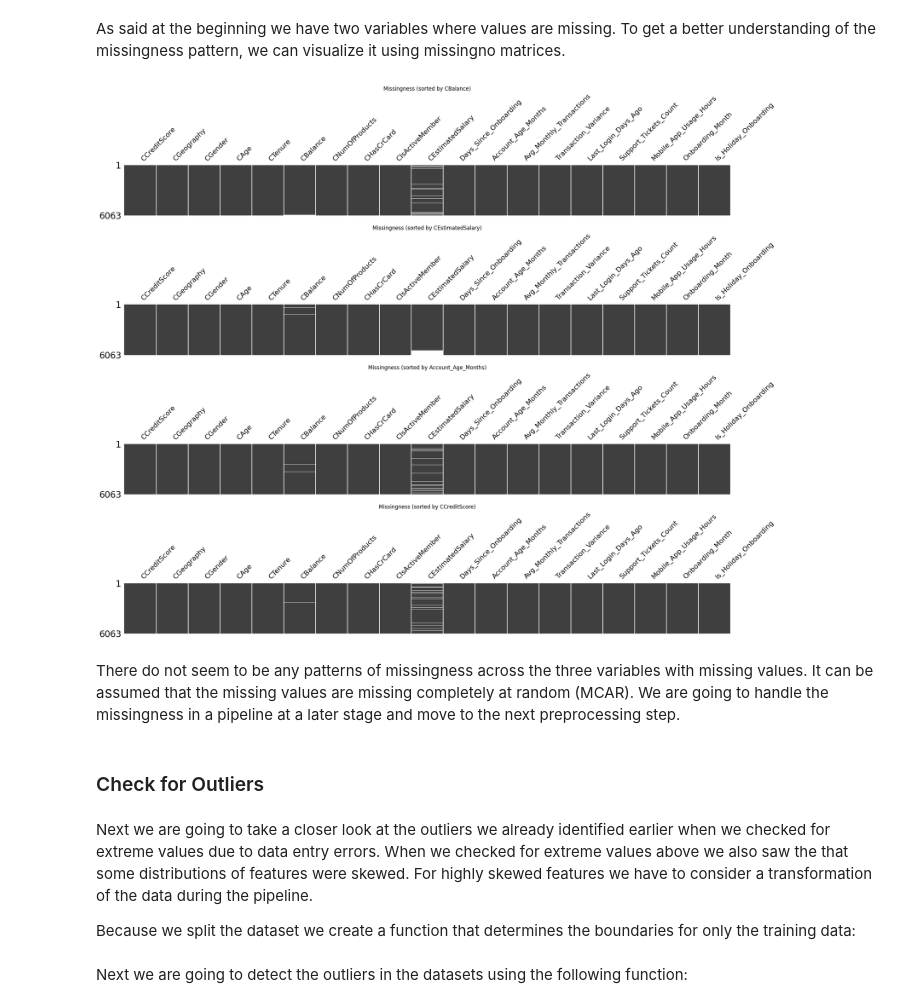
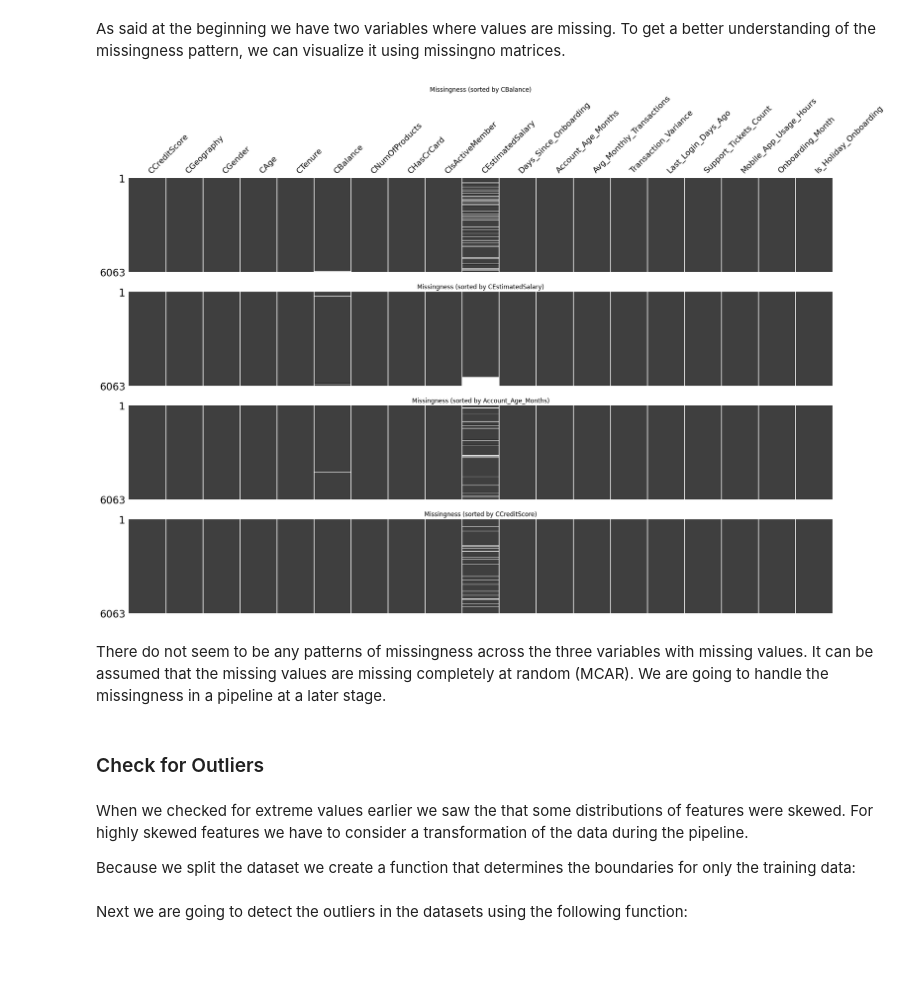
Before and after one commit to nncsimo/DSML2526, a Jupyter notebook: Abgabe/Assignment_01_3214721.ipynb, the cells around one changed output. Cells and saved outputs as stored; diff of their text form; code cells hidden in the pictures; blank space fills up the shorter version.

```diff
--- a/Abgabe/Assignment_01_3214721.ipynb
+++ b/Abgabe/Assignment_01_3214721.ipynb
@@ -478,8 +334,10 @@ We are going to check the values if `CAge` > `CTenure`, if `Account_Age_Months`
 # %%
 days_per_month = 30.44
 # %%
-def fix_age_tenure_constraint(df):
+def fix_constraints(df, days_per_month, tolerance_months=1):
     df = df.copy()
+
+    # age tenure constraint
     violations = df[df['CAge'] < df['CTenure']].index
     violations_count = len(violations)
 
@@ -490,4 +348,32 @@ def fix_age_tenure_constraint(df):
     else:
         print("Constraint 1: No violations  (CAge >= CTenure)")
 
+    # onboarding account age constraint
+    expected_months_since_onboarding = df['Days_Since_Onboarding'] / days_per_month
+    discrepancy = abs(df['Account_Age_Months'] - expected_months_since_onboarding)
+
+    violations = df[discrepancy > tolerance_months].index
+    violations_count = len(violations)
+
+    if violations_count > 0:
+        for idx in violations:
+            df.loc[idx, 'Days_Since_Onboarding'] = df.loc[idx, 'Account_Age_Months'] * days_per_month
+        print(f"Constraint 2: {violations_count} entries corrected (Onboarding ≈ Account_Age)")
+    else:
+        print("Constraint 2: No violations (Onboarding ≈ Account_Age)")
+
+    # temporal consistency account age and last login
+
+    account_age_days = df['Account_Age_Months'] * days_per_month
+    violations = df[df['Last_Login_Days_Ago'] > account_age_days].index
+    violations_count = len(violations)
+
+    if violations_count > 0:
+        for idx in violations:
+            account_age_in_days = df.loc[idx, 'Account_Age_Months'] * days_per_month
+            df.loc[idx, 'Last_Login_Days_Ago'] = max(1, account_age_in_days - 1)
+        print(f"Constraint 3: {violations_count} entries corrected (Last_Login <= Account_Age)")
+    else:
+        print("Constraint 3: No violations (Last_Login <= Account_Age)")
+
     return df
@@ -529,7 +380,5 @@ def fix_temporal_consistency_constraint(df, days_per_month):
 # %%
-FinTech_cleaned =fix_age_tenure_constraint(FinTech_cleaned)
-FinTech_cleaned =fix_onboarding_account_age_constraint(FinTech_cleaned, days_per_month)
-FinTech_cleaned =fix_temporal_consistency_constraint(FinTech_cleaned, days_per_month)
+FinTech_cleaned =fix_constraints(FinTech_cleaned, days_per_month)
 # %% [output]
 Constraint 1: No violations  (CAge >= CTenure)
 Constraint 2: 40 entries corrected (Onboarding ≈ Account_Age)
@@ -615,32 +452,34 @@ X_train_sorted_credit_score = X_train.sort_values(by='CCreditScore')
 X_train_sorted_account_age = X_train.sort_values(by='Account_Age_Months')
 X_train_sorted_salary = X_train.sort_values(by='CEstimatedSalary')
 # %%
-fig, axes = plt.subplots(nrows=4, ncols=1, figsize=(22, 18))
+fig, axes = plt.subplots(nrows=4, ncols=1, figsize=(22, 15))
 
 msno.matrix(X_train_sorted_balance, ax=axes[0])
 axes[0].set_title("Missingness (sorted by CBalance)")
 
 msno.matrix(X_train_sorted_salary, ax=axes[1])
 axes[1].set_title("Missingness (sorted by CEstimatedSalary)")
+axes[1].set_xticklabels([])  # Remove column labels
 
 msno.matrix(X_train_sorted_account_age, ax=axes[2])
 axes[2].set_title("Missingness (sorted by Account_Age_Months)")
+axes[2].set_xticklabels([])  # Remove column label
 
 msno.matrix(X_train_sorted_credit_score, ax=axes[3])
 axes[3].set_title("Missingness (sorted by CCreditScore)")
+axes[3].set_xticklabels([])  # Remove column labels
 
 plt.tight_layout()
 plt.show()
 # %% [output]
-[figure, old version]
+[figure, new version]
 # %% [markdown]
 There do not seem to be any patterns of missingness across the three variables with missing values. It can be assumed that the missing values are missing completely at random (MCAR).
-We are going to handle the missingness in a pipeline at a later stage and move to the next preprocessing step.
+We are going to handle the missingness in a pipeline at a later stage.
 # %% [markdown]
 ### Check for Outliers
 # %% [markdown]
-Next we are going to take a closer look at the outliers we already identified earlier when we checked for extreme values due to data entry errors.
-When we checked for extreme values above we also saw the that some distributions of features were skewed. For highly skewed features we have to consider a transformation of the data during the pipeline.
+When we checked for extreme values earlier we saw the that some distributions of features were skewed. For highly skewed features we have to consider a transformation of the data during the pipeline.
 
 Because we split the dataset we create a function that determines the boundaries for only the training data:
 # %%
```
Also changed, not shown: parts of 49 cells of this notebook.
